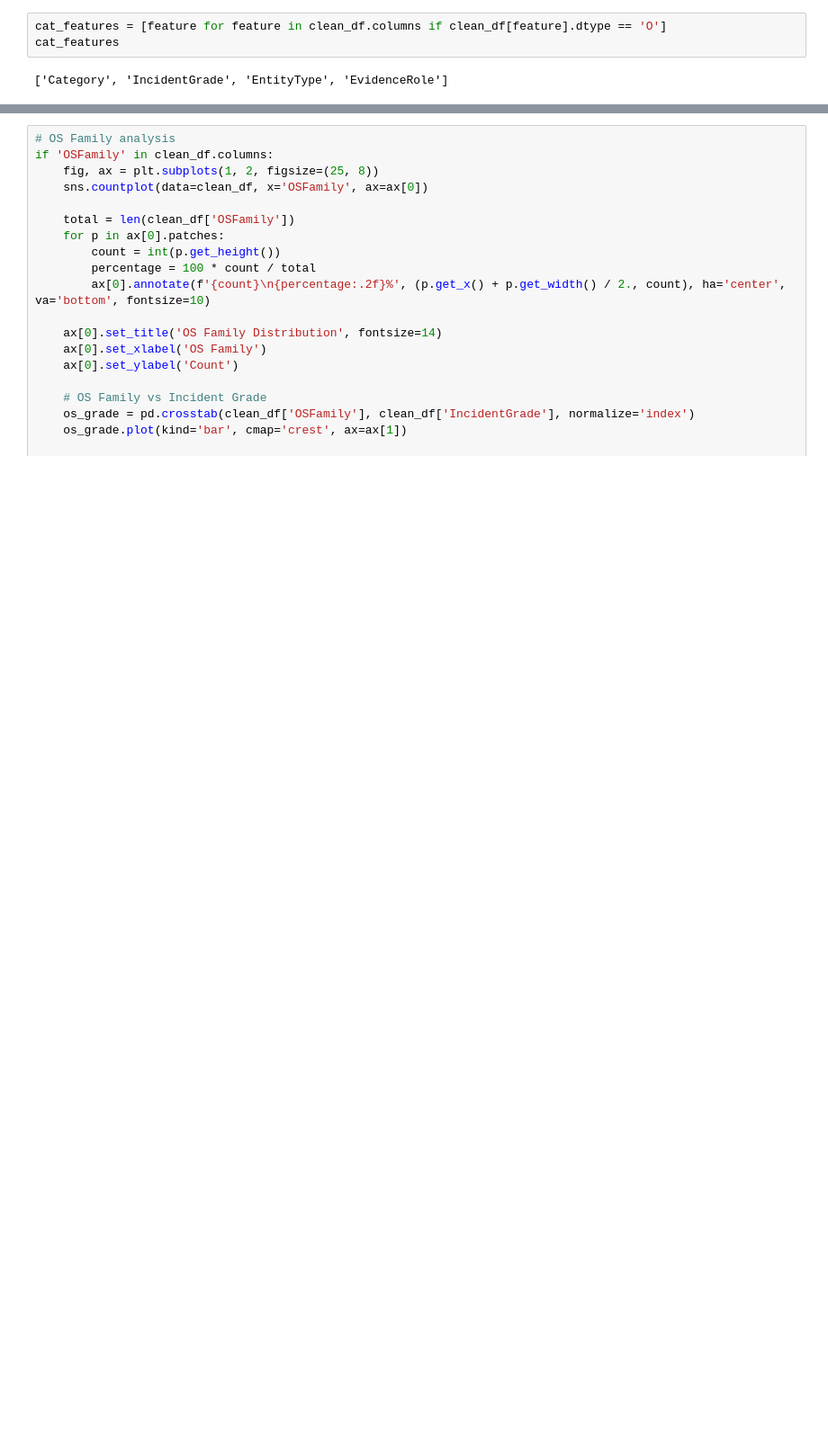
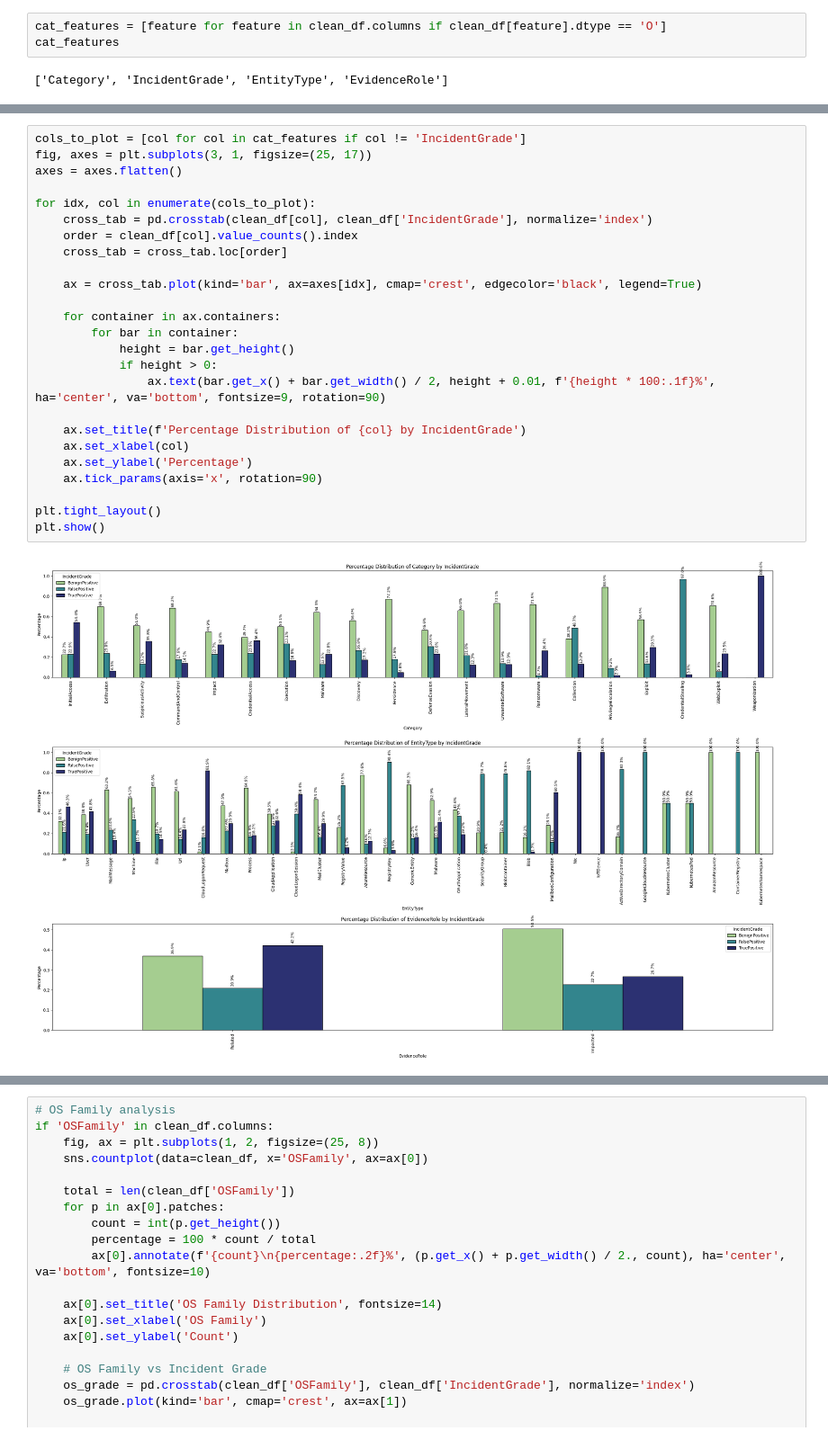
Before and after one commit to Pooja-Spandana/Guvi---Microsoft-Cybersecurity, a Jupyter notebook: Notebooks/new.ipynb, the cells around one changed output, grey strips where cells are left out. Shown at 90% size. Cells and saved outputs as stored; diff of their text form; blank space fills up the shorter version.

```diff
--- a/Notebooks/new.ipynb
+++ b/Notebooks/new.ipynb
@@ -271,0 +294,27 @@ plt.show()
+# %%
+cols_to_plot = [col for col in cat_features if col != 'IncidentGrade']
+fig, axes = plt.subplots(3, 1, figsize=(25, 17))
+axes = axes.flatten()
+
+for idx, col in enumerate(cols_to_plot):
+    cross_tab = pd.crosstab(clean_df[col], clean_df['IncidentGrade'], normalize='index')
+    order = clean_df[col].value_counts().index
+    cross_tab = cross_tab.loc[order]
+
+    ax = cross_tab.plot(kind='bar', ax=axes[idx], cmap='crest', edgecolor='black', legend=True)
+
+    for container in ax.containers:
+        for bar in container:
+            height = bar.get_height()
+            if height > 0:
+                ax.text(bar.get_x() + bar.get_width() / 2, height + 0.01, f'{height * 100:.1f}%', ha='center', va='bottom', fontsize=9, rotation=90)
+
+    ax.set_title(f'Percentage Distribution of {col} by IncidentGrade')
+    ax.set_xlabel(col)
+    ax.set_ylabel('Percentage')
+    ax.tick_params(axis='x', rotation=90)
+
+plt.tight_layout()
+plt.show()
+# %% [output]
+[figure, added]
```
Also changed, not shown: parts of 47 cells of this notebook.
